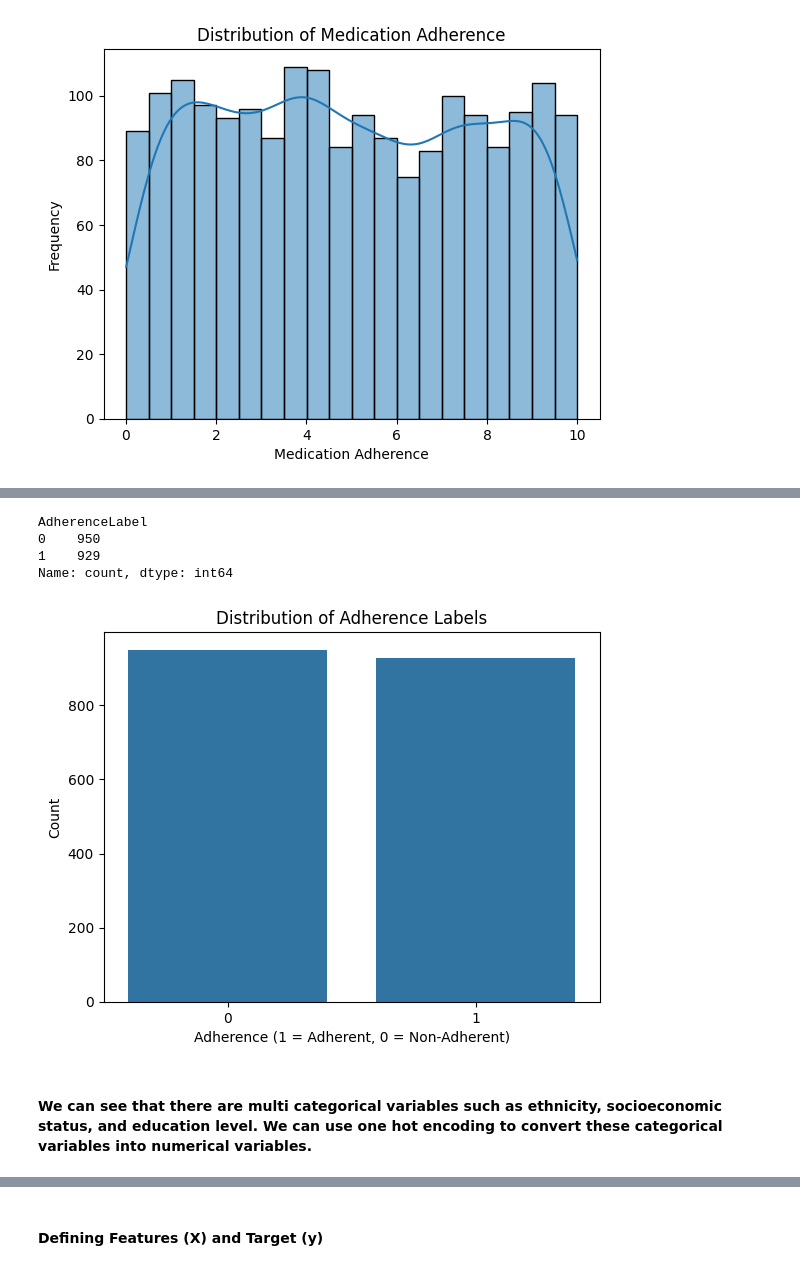
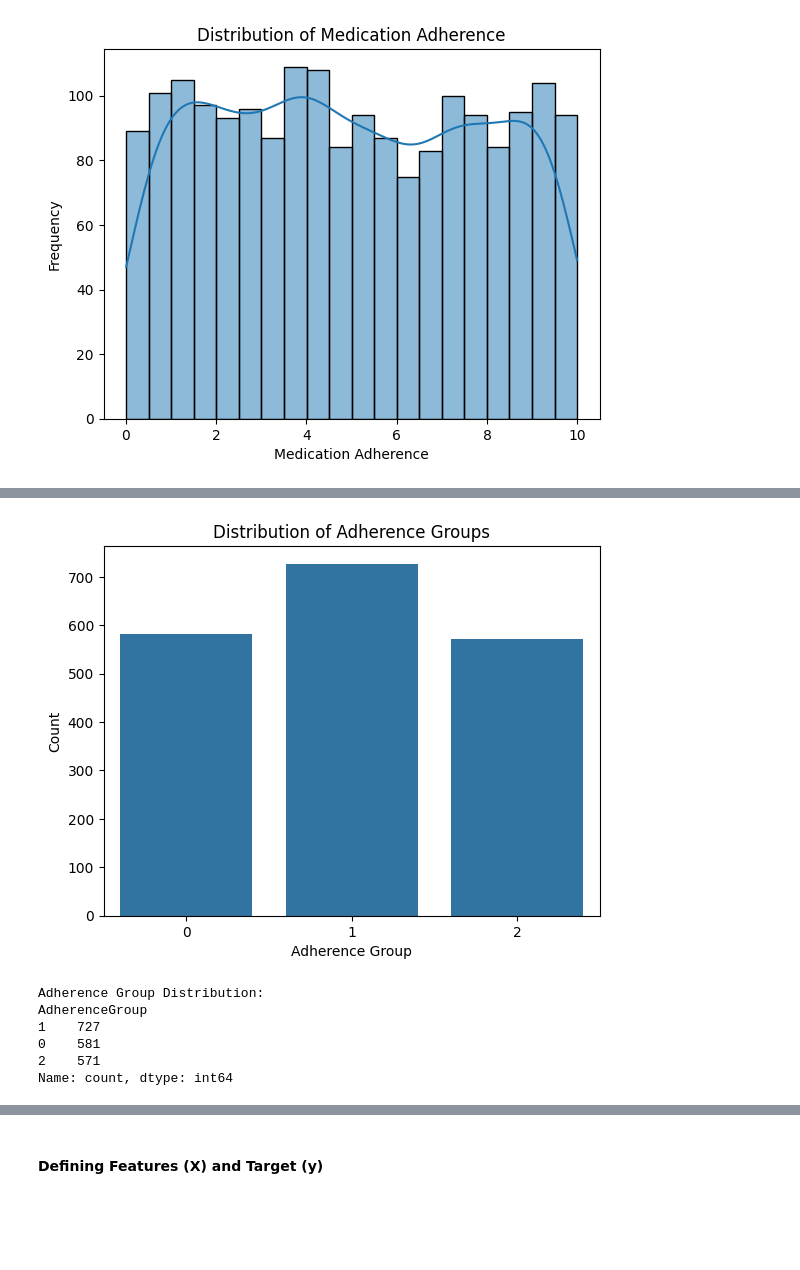
Before and after one commit to minuuva/Medication-Adherence-Predictor, a Jupyter notebook: rf_classification.ipynb, the cells around one changed output, grey strips where cells are left out. Drawn from its saved outputs; the diff is of its cells as text; code cells hidden in the pictures; blank space fills up the shorter version.

```diff
--- a/rf_classification.ipynb
+++ b/rf_classification.ipynb
@@ -101,34 +105,30 @@ plt.show()
 # %%
-def preprocess_adherence_data(df, threshold=4.9, plot=True):
+def preprocess_adherence_data(df):
 
     # Step 1: Create the binary label
-    df['AdherenceLabel'] = (df['MedicationAdherence'] >= threshold).astype(int)
+    df['AdherenceGroup'] = pd.cut(df['MedicationAdherence'], bins=[0, 3, 7, 10], labels=[0, 1, 2])
+    df.drop(columns=['MedicationAdherence'], inplace=True)
 
-    columns_to_drop = ['PatientID', 'DoctorInCharge']
-    df = df.drop(columns_to_drop, axis=1)
-
-    # Step 2: Drop the original MedicationAdherence column (always)
-    df = df.drop(columns=['MedicationAdherence'])
-
-    # Step 3: Plot the distribution if requested
-    if plot:
-        print(df['AdherenceLabel'].value_counts())
-        sns.countplot(x='AdherenceLabel', data=df)
-        plt.title('Distribution of Adherence Labels')
-        plt.xlabel('Adherence (1 = Adherent, 0 = Non-Adherent)')
-        plt.ylabel('Count')
-        plt.show()
-
+    identifier_columns = ['PatientID', 'DoctorInCharge']
+    df = df.drop(identifier_columns, axis=1)
     return df
 
-df = preprocess_adherence_data(df, threshold=4.9, plot=True)
+df = preprocess_adherence_data(df)
-# %% [output]
-AdherenceLabel
-0    950
-1    929
-Name: count, dtype: int64
-[figure, removed]
-# %% [markdown]
-#### We can see that there are multi categorical variables such as ethnicity, socioeconomic status, and education level. We can use one hot encoding to convert these categorical variables into numerical variables.
+# %%
+sns.countplot(x='AdherenceGroup', data=df)
+plt.title('Distribution of Adherence Groups')
+plt.xlabel('Adherence Group')
+plt.ylabel('Count')
+plt.show()
+print("\nAdherence Group Distribution:")
+print(df['AdherenceGroup'].value_counts())
+# %% [output]
+[figure, added]
+Adherence Group Distribution:
+AdherenceGroup
+1    727
+0    581
+2    571
+Name: count, dtype: int64
 # %%
 # List of multi-categorical variables to encode
```
Also changed, not shown: parts of 14 cells of this notebook.
